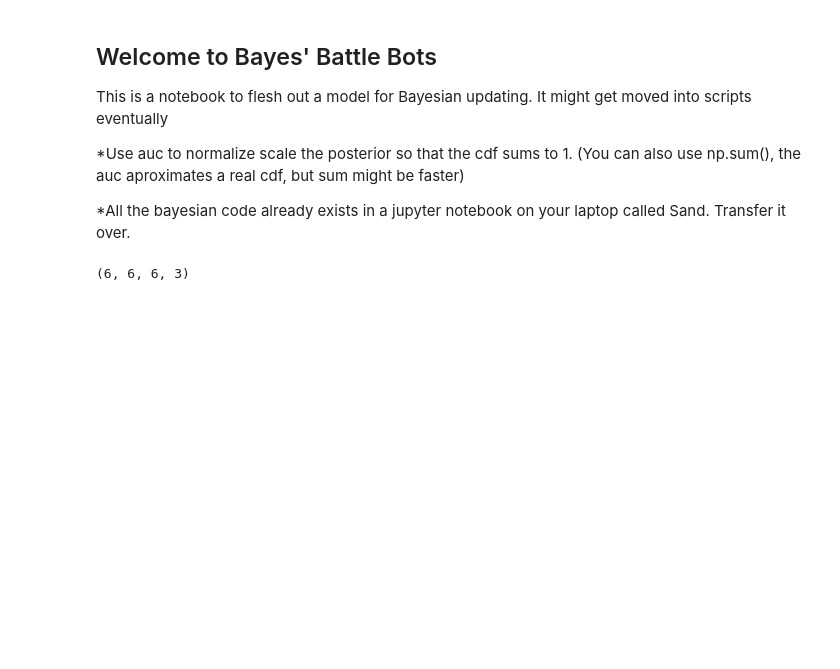
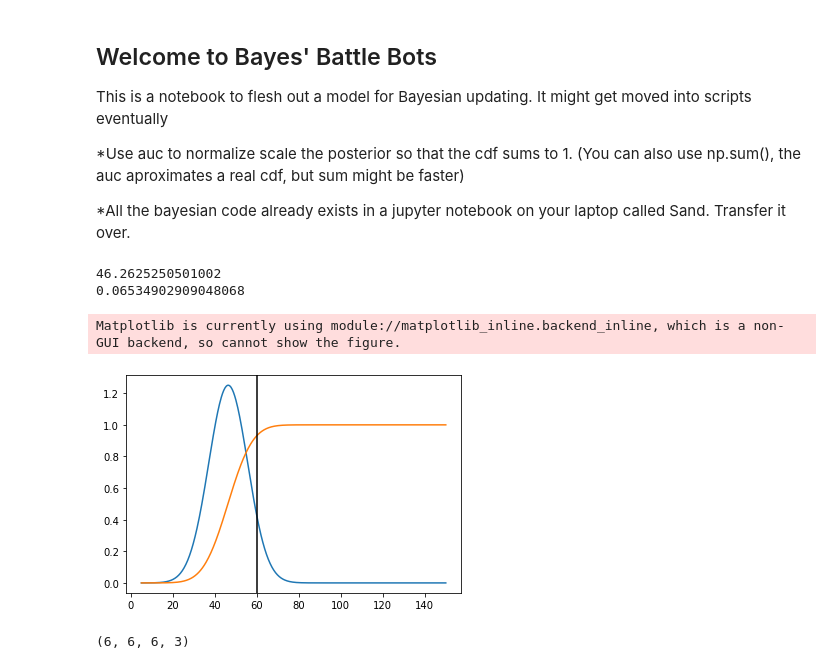
Before and after one commit to aperkes/BayesBattleBots, a Jupyter notebook: BayesFights.ipynb, the cells around one changed output. Drawn from its saved outputs; the diff is of its cells as text; code cells hidden in the pictures; blank space fills up the shorter version.

```diff
--- a/BayesFights.ipynb
+++ b/BayesFights.ipynb
@@ -6,6 +6,28 @@ This is a notebook to flesh out a model for Bayesian updating. It might get move
 (You can also use np.sum(), the auc aproximates a real cdf, but sum might be faster)
 
 *All the bayesian code already exists in a jupyter notebook on your laptop called Sand. Transfer it over.
+# %%
+from fish import Fish
+from matplotlib import pyplot as plt
+
+f1 = Fish()
+
+
+fig,ax = plt.subplots()
+
+ax.plot(f1.xs,f1.prior*100)
+ax.plot(f1.xs,f1.cdf_prior)
+
+cutoff = 60
+print(f1.estimate)
+print(1 - f1.cdf_prior[np.argmax(f1.xs > cutoff)])
+ax.axvline(cutoff,color='black')
+fig.show()
+# %% [output]
+46.2625250501002
+0.06534902909048068
+Matplotlib is currently using module://matplotlib_inline.backend_inline, which is a non-GUI backend, so cannot show the figure.
+[figure, added]
 # %%
 import plotly.express as px
 import numpy as np
```
Also changed, not shown: parts of 2 cells of this notebook, 4 other files.
